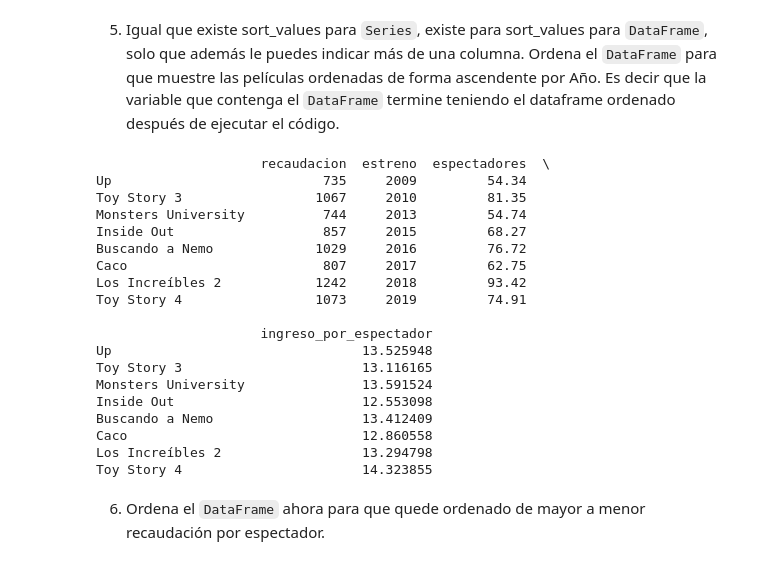
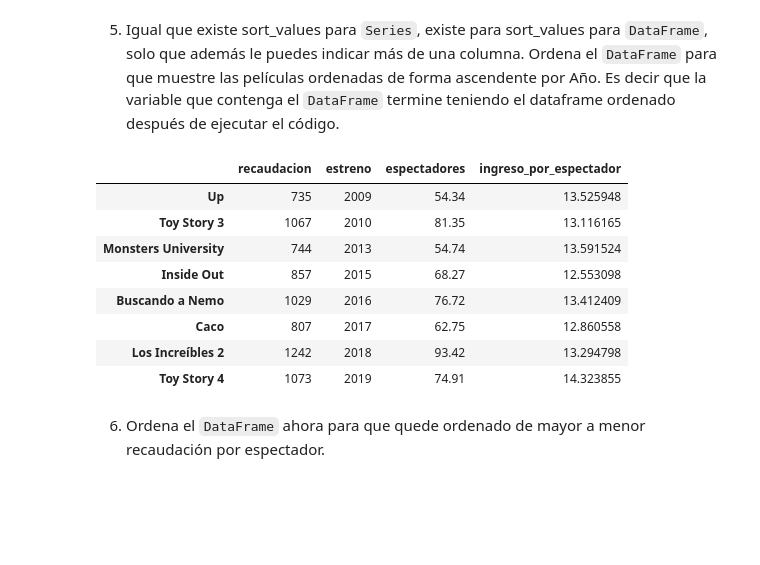
Before and after one commit to MartinAmez/ONLINE_DS_THEBRIDGE_MARTIN, a Jupyter notebook: Sprint 4 Pandas/Practica_Obligatoria/18_Practica_Obligatoria_Pandas_I.ipynb, the cells around one changed output. Cells and saved outputs as stored; diff of their text form; code cells hidden in the pictures; blank space fills up the shorter version.

```diff
--- a/Sprint 4 Pandas/Practica_Obligatoria/18_Practica_Obligatoria_Pandas_I.ipynb
+++ b/Sprint 4 Pandas/Practica_Obligatoria/18_Practica_Obligatoria_Pandas_I.ipynb
@@ -265,27 +269,17 @@ peliculas
 5. Igual que existe sort_values para `Series`, existe para sort_values para `DataFrame`, solo que además le puedes indicar más de una columna. Ordena el `DataFrame` para que muestre las películas ordenadas de forma ascendente por Año. Es decir que la variable que contenga el `DataFrame` termine teniendo el dataframe ordenado después de ejecutar el código.
 # %%
 orden_anho_estreno=peliculas.sort_values(["estreno"],ascending=(True))
-print(orden_anho_estreno)
+orden_anho_estreno
 # %% [output]
-                     recaudacion  estreno  espectadores  \
-Up                           735     2009         54.34
-Toy Story 3                 1067     2010         81.35
-Monsters University          744     2013         54.74
-Inside Out                   857     2015         68.27
-Buscando a Nemo             1029     2016         76.72
-Caco                         807     2017         62.75
-Los Increíbles 2            1242     2018         93.42
-Toy Story 4                 1073     2019         74.91
-
-                     ingreso_por_espectador
-Up                                13.525948
-Toy Story 3                       13.116165
-Monsters University               13.591524
-Inside Out                        12.553098
-Buscando a Nemo                   13.412409
-Caco                              12.860558
-Los Increíbles 2                  13.294798
-Toy Story 4                       14.323855
+|  | recaudacion | estreno | espectadores | ingreso_por_espectador |
+| Up | 735 | 2009 | 54.34 | 13.525948 |
+| Toy Story 3 | 1067 | 2010 | 81.35 | 13.116165 |
+| Monsters University | 744 | 2013 | 54.74 | 13.591524 |
+| Inside Out | 857 | 2015 | 68.27 | 12.553098 |
+| Buscando a Nemo | 1029 | 2016 | 76.72 | 13.412409 |
+| Caco | 807 | 2017 | 62.75 | 12.860558 |
+| Los Increíbles 2 | 1242 | 2018 | 93.42 | 13.294798 |
+| Toy Story 4 | 1073 | 2019 | 74.91 | 14.323855 |
 # %% [markdown]
 6. Ordena el `DataFrame` ahora para que quede ordenado de mayor a menor recaudación por espectador.
 # %%
```
Also changed, not shown: parts of 13 cells of this notebook, 3 other files.
